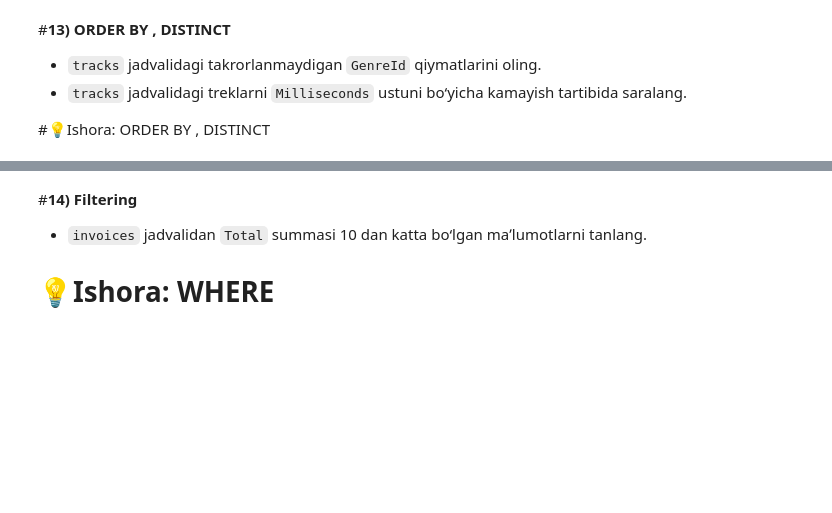
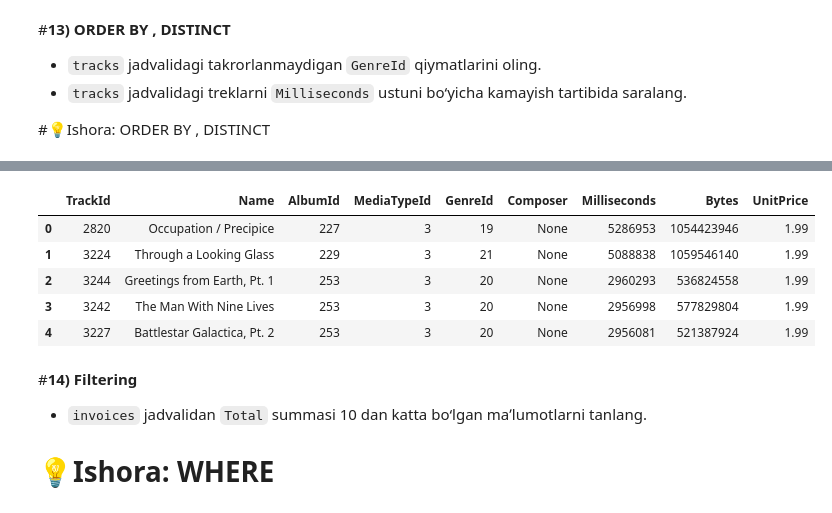
Before and after one commit to abdulaziz2501/Edfix_vazifalari, a Jupyter notebook: Copy_of_10_MAʼLUMOTLARGA_ISHLOV_BERISH_10_25_YAKUNIY_AMALIY_VAZIFA.ipynb, the cells around one changed output, grey strips where cells are left out. Saved outputs shown, nothing was run; the diff lists cells and outputs as text; code cells hidden in the pictures; blank space fills up the shorter version.

```diff
--- a/Copy_of_10_MAʼLUMOTLARGA_ISHLOV_BERISH_10_25_YAKUNIY_AMALIY_VAZIFA.ipynb
+++ b/Copy_of_10_MAʼLUMOTLARGA_ISHLOV_BERISH_10_25_YAKUNIY_AMALIY_VAZIFA.ipynb
@@ -182,5 +242,9 @@ price_url = f"https://api.coingecko.com/api/v3/simple/price?ids={coin_ids}&vs_cu
 # %%
 #javobni shu yerda yozing.
+import sqlite3
+
+conn = sqlite3.connect("/content/chinook.db")
+cursor = conn.cursor()
 # %% [markdown]
 #**9) Maʼlumotlar omboriga soʻrov yuborish**
 1. Jadvallar roʻyxatini koʻring. Ularning ichida `albums` jadvali boʻlsa, shu jadvaldagi barcha maʼlumotlarni (qatorlarni) ekranga chiqaring.
@@ -214,3 +360,13 @@ price_url = f"https://api.coingecko.com/api/v3/simple/price?ids={coin_ids}&vs_cu
+# %%
+sorted_tracks = pd.read_sql("SELECT * FROM tracks ORDER BY Milliseconds DESC", conn)
+sorted_tracks.head()
+# %% [output]
+|  | TrackId | Name | AlbumId | MediaTypeId | GenreId | Composer | Milliseconds | Bytes | UnitPrice |
+| 0 | 2820 | Occupation / Precipice | 227 | 3 | 19 | None | 5286953 | 1054423946 | 1.99 |
+| 1 | 3224 | Through a Looking Glass | 229 | 3 | 21 | None | 5088838 | 1059546140 | 1.99 |
+| 2 | 3244 | Greetings from Earth, Pt. 1 | 253 | 3 | 20 | None | 2960293 | 536824558 | 1.99 |
+| 3 | 3242 | The Man With Nine Lives | 253 | 3 | 20 | None | 2956998 | 577829804 | 1.99 |
+| 4 | 3227 | Battlestar Galactica, Pt. 2 | 253 | 3 | 20 | None | 2956081 | 521387924 | 1.99 |
 # %% [markdown]
 #**14) Filtering**
  * `invoices` jadvalidan `Total` summasi 10 dan katta bo‘lgan maʼlumotlarni tanlang.
```
Also changed, not shown: parts of 34 cells of this notebook.
